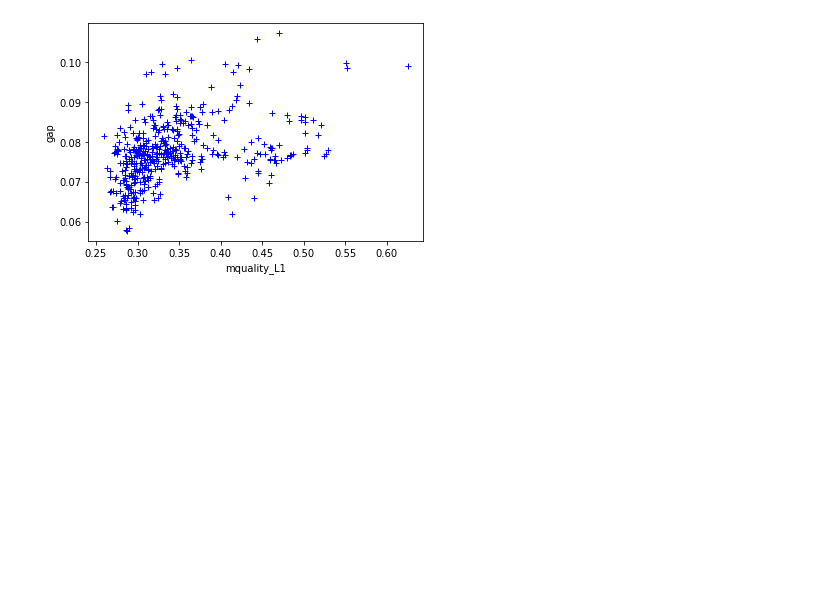
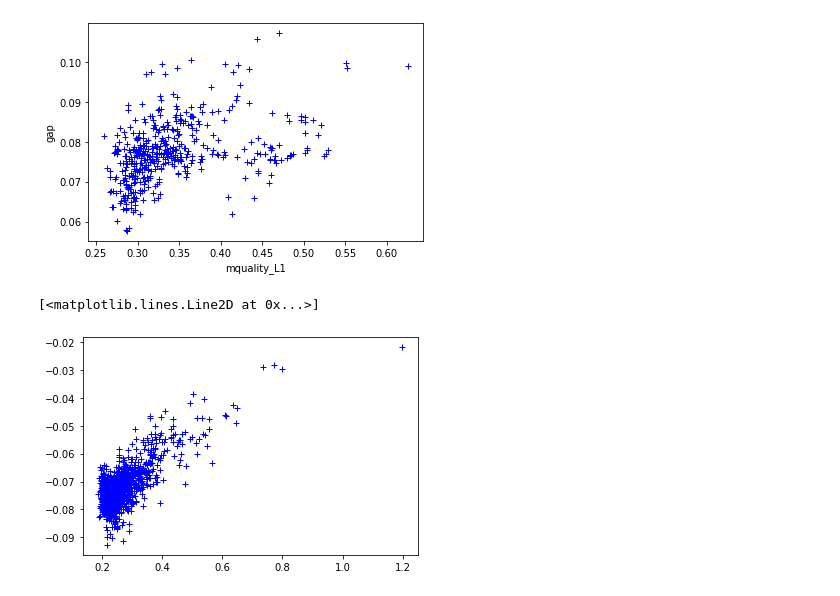
Before and after one commit to KhalilJDamouni/NAS-Metrics, a Jupyter notebook: NATS-Bench1/source/plot.ipynb, the cells around one changed output. Saved outputs shown, nothing was run; the diff lists cells and outputs as text; code cells hidden in the pictures; blank space fills up the shorter version.

```diff
--- a/NATS-Bench1/source/plot.ipynb
+++ b/NATS-Bench1/source/plot.ipynb
@@ -108,3 +108,10 @@ plt.ylabel('gap')
 plt.show()
 # %% [output]
 [figure]
+# %%
+filename = '../../outputs/newersss.csv'
+d = pd.read_csv(filename)
+plt.plot(d['mquality-wp'],d['gap'], '+', color='blue')
+# %% [output]
+[<matplotlib.lines.Line2D at 0x...>]
+[figure, added]
```
Also changed, not shown: parts of 6 cells of this notebook.
